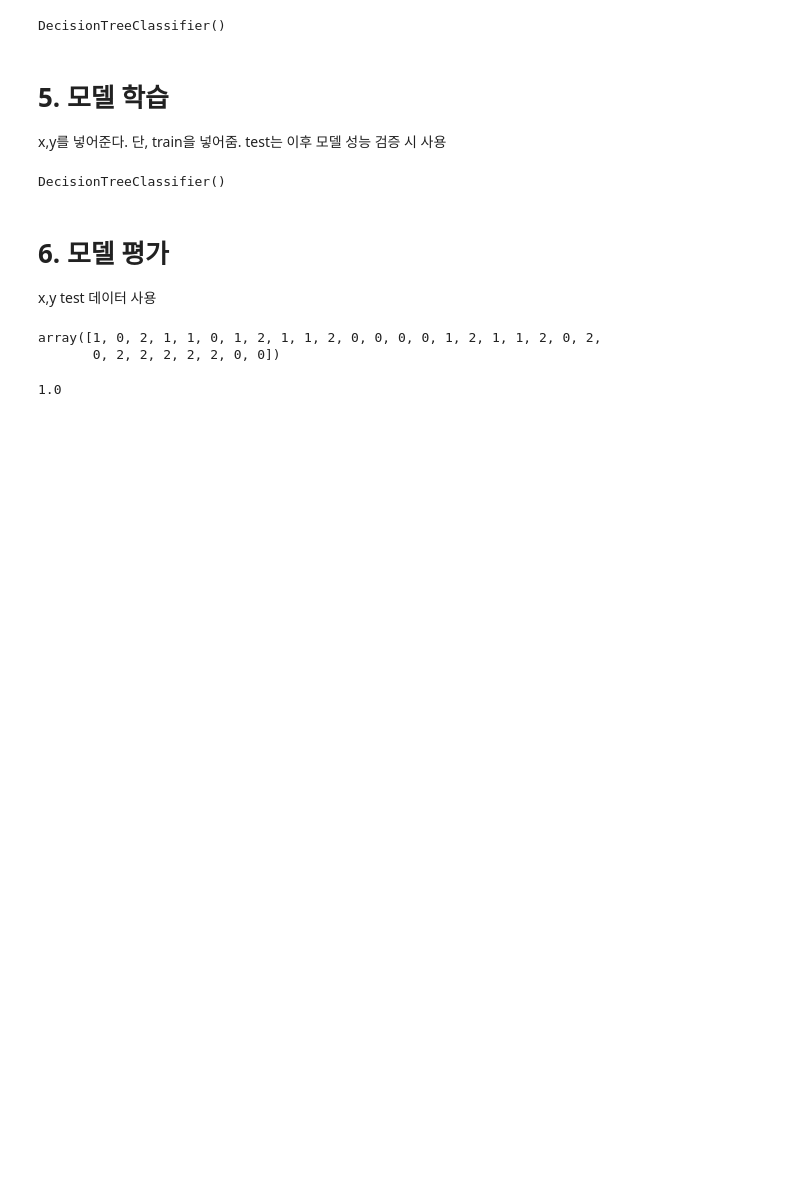
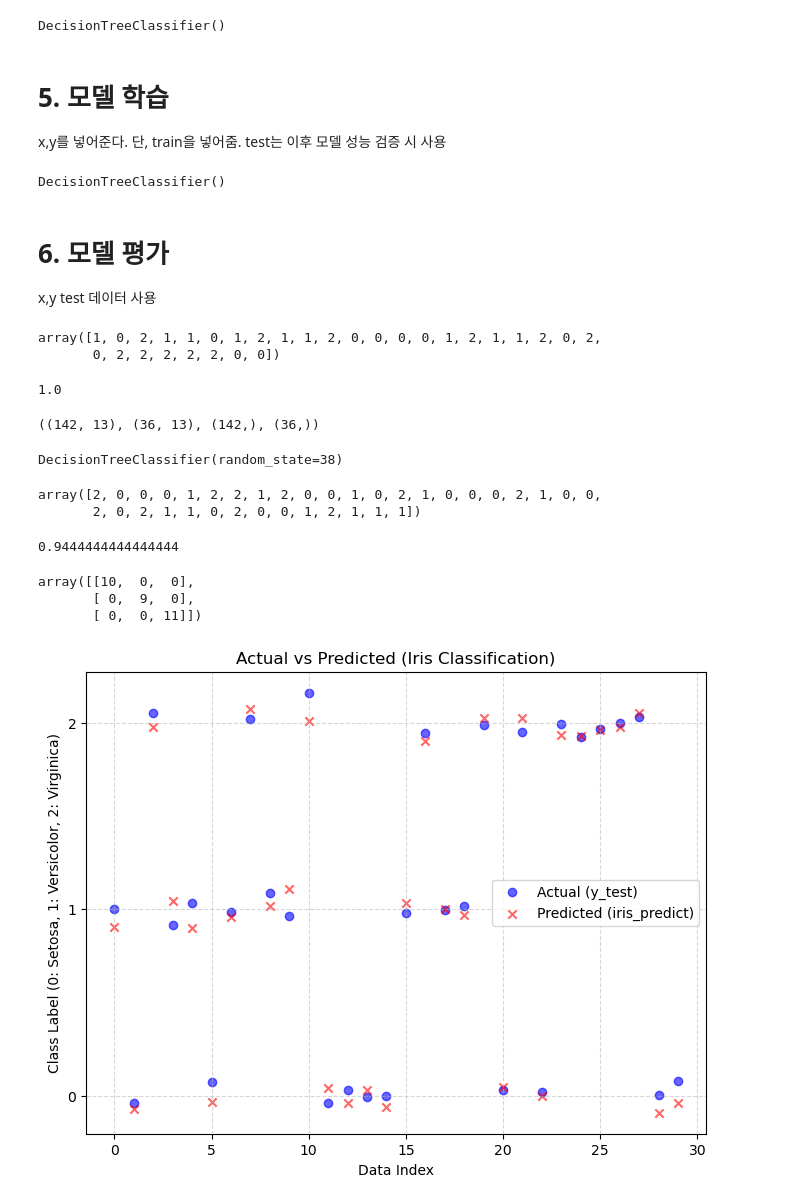
Before and after one commit to jjuuu999/hipython, a Jupyter notebook: ml/2.모델링.ipynb, the cells around one changed output. Drawn from its saved outputs; the diff is of its cells as text; code cells hidden in the pictures; blank space fills up the shorter version.

```diff
--- a/ml/2.모델링.ipynb
+++ b/ml/2.모델링.ipynb
@@ -85,3 +85,64 @@ from sklearn.metrics import accuracy_score
 accuracy_score(y_test, iris_predict)
 # %% [output]
 1.0
+# %%
+from sklearn.datasets import load_wine
+# 1. 데이터 로드
+wine = load_wine()
+X = wine.data  # 원래 특징은 13개입니다.
+y = wine.target
+
+# 2. 데이터 분할
+X_train, X_test, y_train, y_test = train_test_split(
+    X, y, test_size=0.2, random_state=38
+)
+X_train.shape, X_test.shape, y_train.shape, y_test.shape
+# %% [output]
+((142, 13), (36, 13), (142,), (36,))
+# %%
+model = DecisionTreeClassifier(random_state=38)
+model.fit(X_train,y_train)
+# %% [output]
+DecisionTreeClassifier(random_state=38)
+# %%
+y_pred = model.predict(X_test)
+y_pred
+# %% [output]
+array([2, 0, 0, 0, 1, 2, 2, 1, 2, 0, 0, 1, 0, 2, 1, 0, 0, 0, 2, 1, 0, 0,
+       2, 0, 2, 1, 1, 0, 2, 0, 0, 1, 2, 1, 1, 1])
+# %%
+accuracy_score(y_test,y_pred)
+# %% [output]
+0.9444444444444444
+# %%
+from sklearn.metrics import confusion_matrix
+confusion_matrix(y_test,iris_predict)
+# %% [output]
+array([[10,  0,  0],
+       [ 0,  9,  0],
+       [ 0,  0, 11]])
+# %%
+import matplotlib.pyplot as plt
+import numpy as np
+
+# 점들이 겹치지 않게 아주 작은 무작위 값을 더해줍니다 (Jittering)
+# 이렇게 해야 10개가 겹쳐 있는지 1개가 있는지 보입니다.
+jitter_test = y_test + np.random.normal(0, 0.05, len(y_test))
+jitter_pred = iris_predict + np.random.normal(0, 0.05, len(iris_predict))
+
+plt.figure(figsize=(8, 6))
+
+# 산점도 그리기
+plt.scatter(range(len(y_test)), jitter_test, alpha=0.6, label='Actual (y_test)', marker='o', c='blue')
+plt.scatter(range(len(iris_predict)), jitter_pred, alpha=0.6, label='Predicted (iris_predict)', marker='x', c='red')
+
+# 그래프 설정
+plt.title('Actual vs Predicted (Iris Classification)')
+plt.xlabel('Data Index')
+plt.ylabel('Class Label (0: Setosa, 1: Versicolor, 2: Virginica)')
+plt.yticks([0, 1, 2]) # 라벨을 0, 1, 2로 고정
+plt.legend()
+plt.grid(True, linestyle='--', alpha=0.5)
+plt.show()
+# %% [output]
+[figure, added]
```
